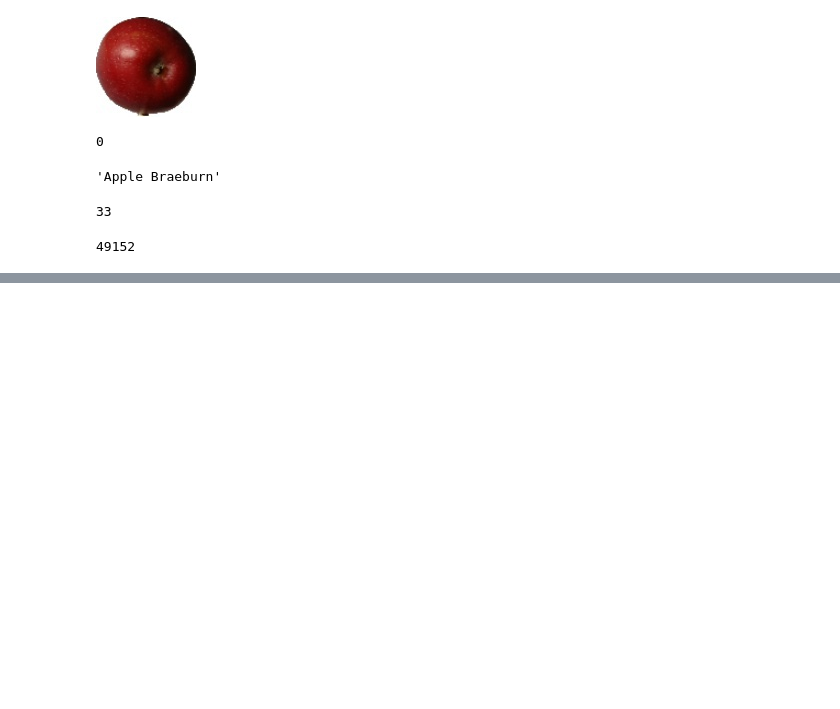
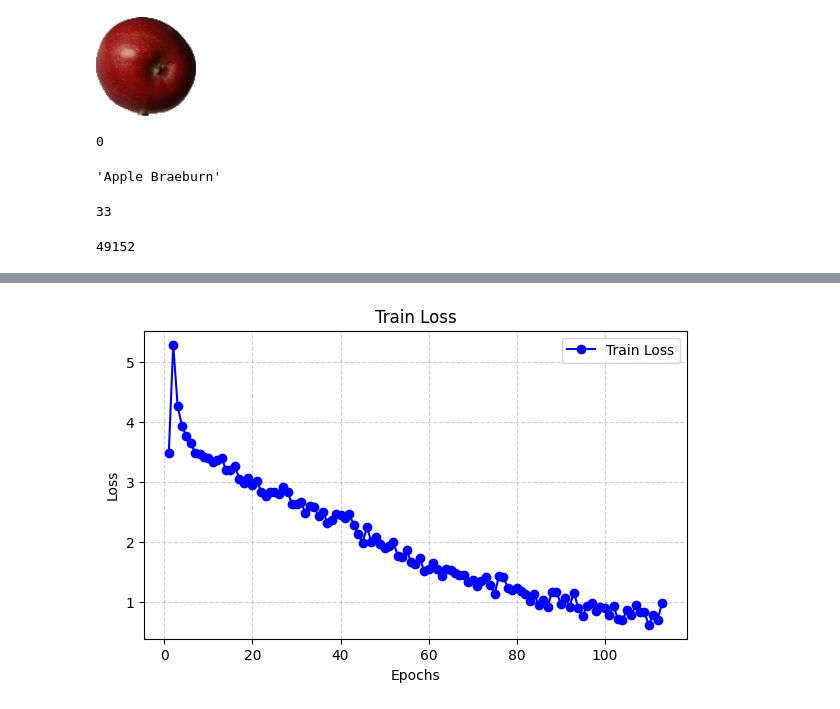
Before and after one commit to dima-kan/ITStep-AI, a Jupyter notebook: notebookd716754039.ipynb, the cells around one changed output, grey strips where cells are left out. Drawn from its saved outputs; the diff is of its cells as text; code cells hidden in the pictures; blank space fills up the shorter version.

```diff
--- a/notebookd716754039.ipynb
+++ b/notebookd716754039.ipynb
@@ -91,2 +85,0 @@ print(torch.cuda.get_device_name(0) if torch.cuda.is_available() else "CUDA unav
-# %%
-model = model.to("cuda")
@@ -105,13 +93,11 @@ optimizer = Adam(
     lr=0.001,
 )
 # %%
-epochs = 10
+epochs = 1
 train_lost = []
 test_lost = []
 for _ in range(epochs):
     for X_batch, y_batch in train_loader:
-        X_batch = X_batch.to("cuda")
-        y_batch = y_batch.to("cuda")
 
         y_pred = model(X_batch)
 
@@ -124,8 +110,6 @@ for _ in range(epochs):
         optimizer.step()
 
     for X_batch, y_batch in test_loader:
-        X_batch = X_batch.to("cuda")
-        y_batch = y_batch.to("cuda")
         y_pred = model(X_batch)
 
         loss = loss_fn(y_pred, y_batch)
@@ -132,0 +135,16 @@ for _ in range(epochs):
+# %%
+
+import matplotlib.pyplot as plt
+step = range(1, len(train_lost) + 1)
+
+# График 1: Train Loss
+plt.figure(figsize=(7, 4))
+plt.plot(step, train_lost, label='Train Loss', color='blue', marker='o')
+plt.title('Train Loss')
+plt.xlabel('Epochs')
+plt.ylabel('Loss')
+plt.legend()
+plt.grid(True, linestyle='--', alpha=0.6)
+plt.show()
+# %% [output]
+[figure, added]
```
Also changed, not shown: parts of 5 cells of this notebook.
